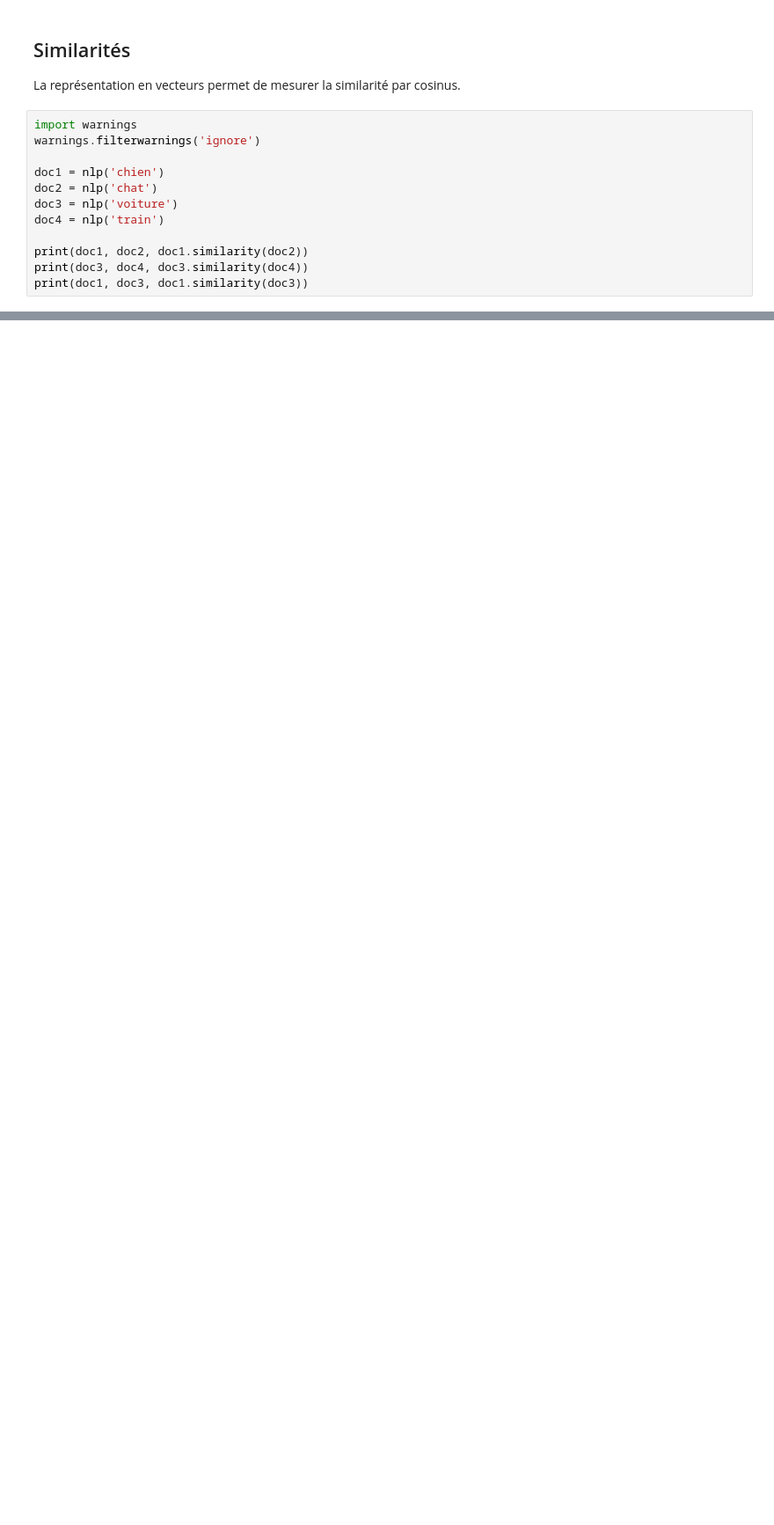
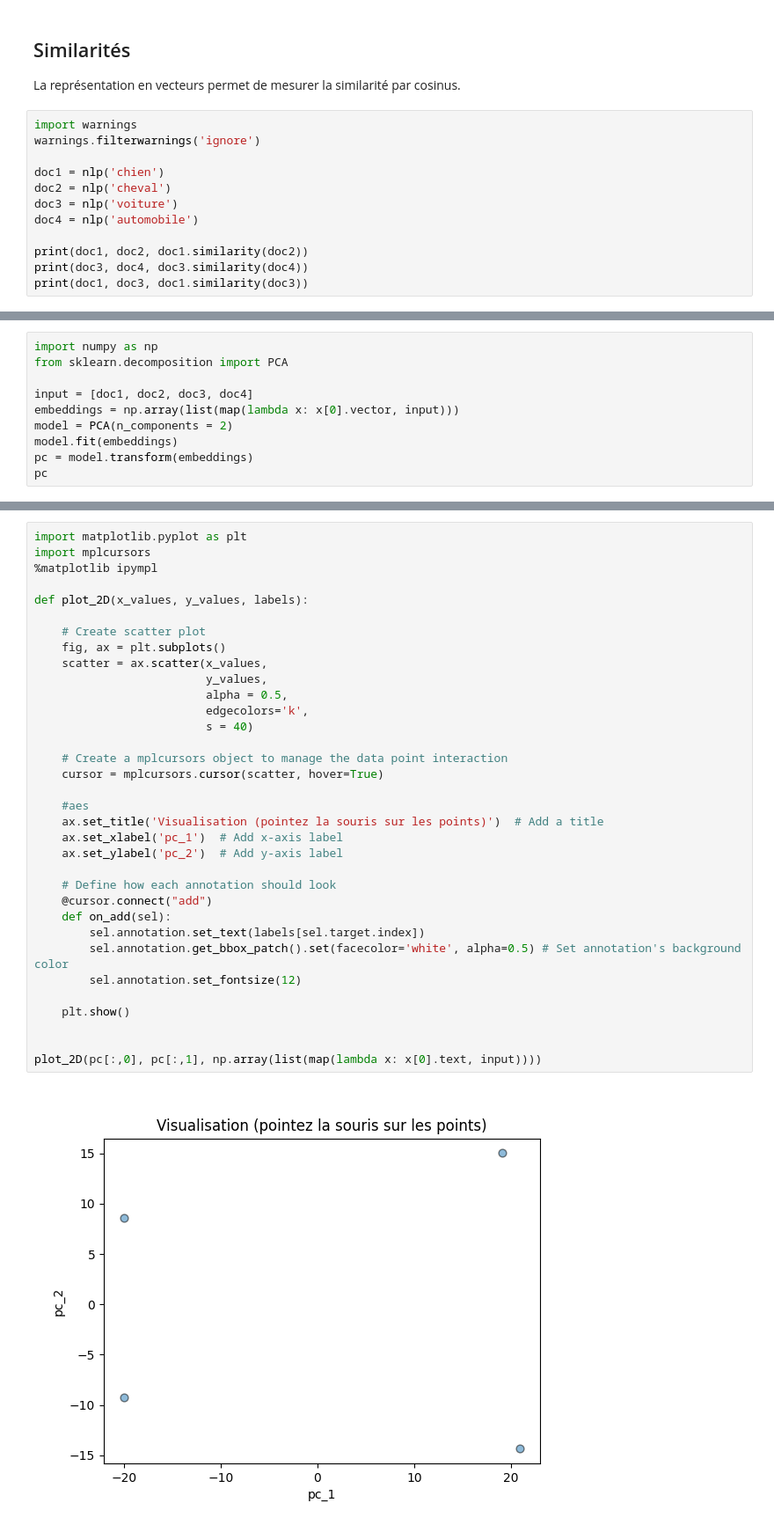
Before and after one commit to digillia/Digillia-Colab, a Jupyter notebook: tools/spacy.ipynb, the cells around one changed output, grey strips where cells are left out. Shown at 88% size. Saved outputs shown, nothing was run; the diff lists cells and outputs as text; blank space fills up the shorter version.

```diff
--- a/tools/spacy.ipynb
+++ b/tools/spacy.ipynb
@@ -119,9 +147,9 @@ import warnings
 warnings.filterwarnings('ignore')
 
 doc1 = nlp('chien')
-doc2 = nlp('chat')
+doc2 = nlp('cheval')
 doc3 = nlp('voiture')
-doc4 = nlp('train')
+doc4 = nlp('automobile')
 
 print(doc1, doc2, doc1.similarity(doc2))
 print(doc3, doc4, doc3.similarity(doc4))
@@ -132,0 +163,10 @@ chien voiture -0.009769492522194518
+# %%
+import numpy as np
+from sklearn.decomposition import PCA
+
+input = [doc1, doc2, doc3, doc4]
+embeddings = np.array(list(map(lambda x: x[0].vector, input)))
+model = PCA(n_components = 2)
+model.fit(embeddings)
+pc = model.transform(embeddings)
+pc
@@ -132,0 +178,36 @@ chien voiture -0.009769492522194518
+# %%
+import matplotlib.pyplot as plt
+import mplcursors
+%matplotlib ipympl
+
+def plot_2D(x_values, y_values, labels):
+
+    # Create scatter plot
+    fig, ax = plt.subplots()
+    scatter = ax.scatter(x_values,
+                         y_values,
+                         alpha = 0.5,
+                         edgecolors='k',
+                         s = 40)
+
+    # Create a mplcursors object to manage the data point interaction
+    cursor = mplcursors.cursor(scatter, hover=True)
+
+    #aes
+    ax.set_title('Visualisation (pointez la souris sur les points)')  # Add a title
+    ax.set_xlabel('pc_1')  # Add x-axis label
+    ax.set_ylabel('pc_2')  # Add y-axis label
+
+    # Define how each annotation should look
+    @cursor.connect("add")
+    def on_add(sel):
+        sel.annotation.set_text(labels[sel.target.index])
+        sel.annotation.get_bbox_patch().set(facecolor='white', alpha=0.5) # Set annotation's background color
+        sel.annotation.set_fontsize(12)
+
+    plt.show()
+
+
+plot_2D(pc[:,0], pc[:,1], np.array(list(map(lambda x: x[0].text, input))))
+# %% [output]
+[figure, added]
```
Also changed, not shown: parts of 9 cells of this notebook.
